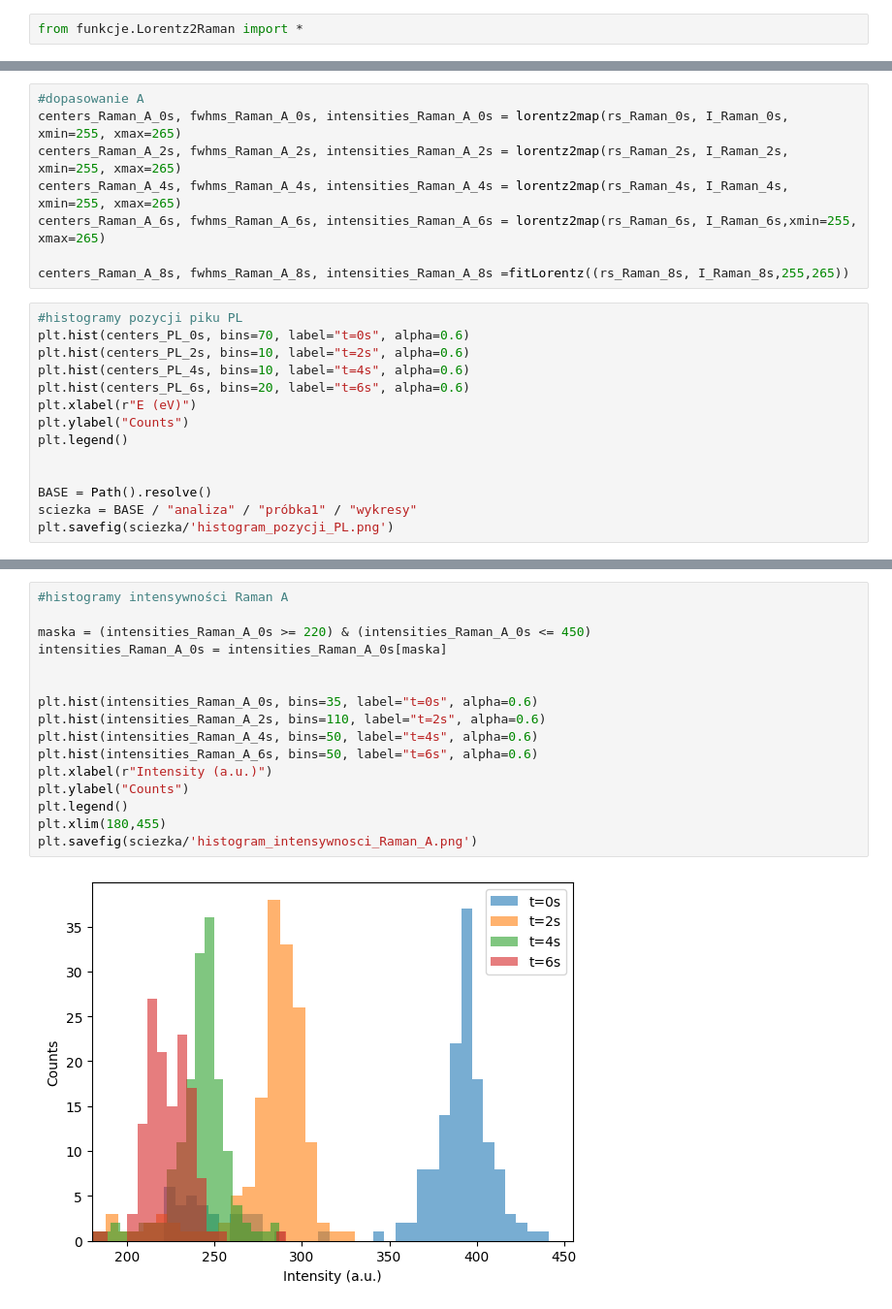
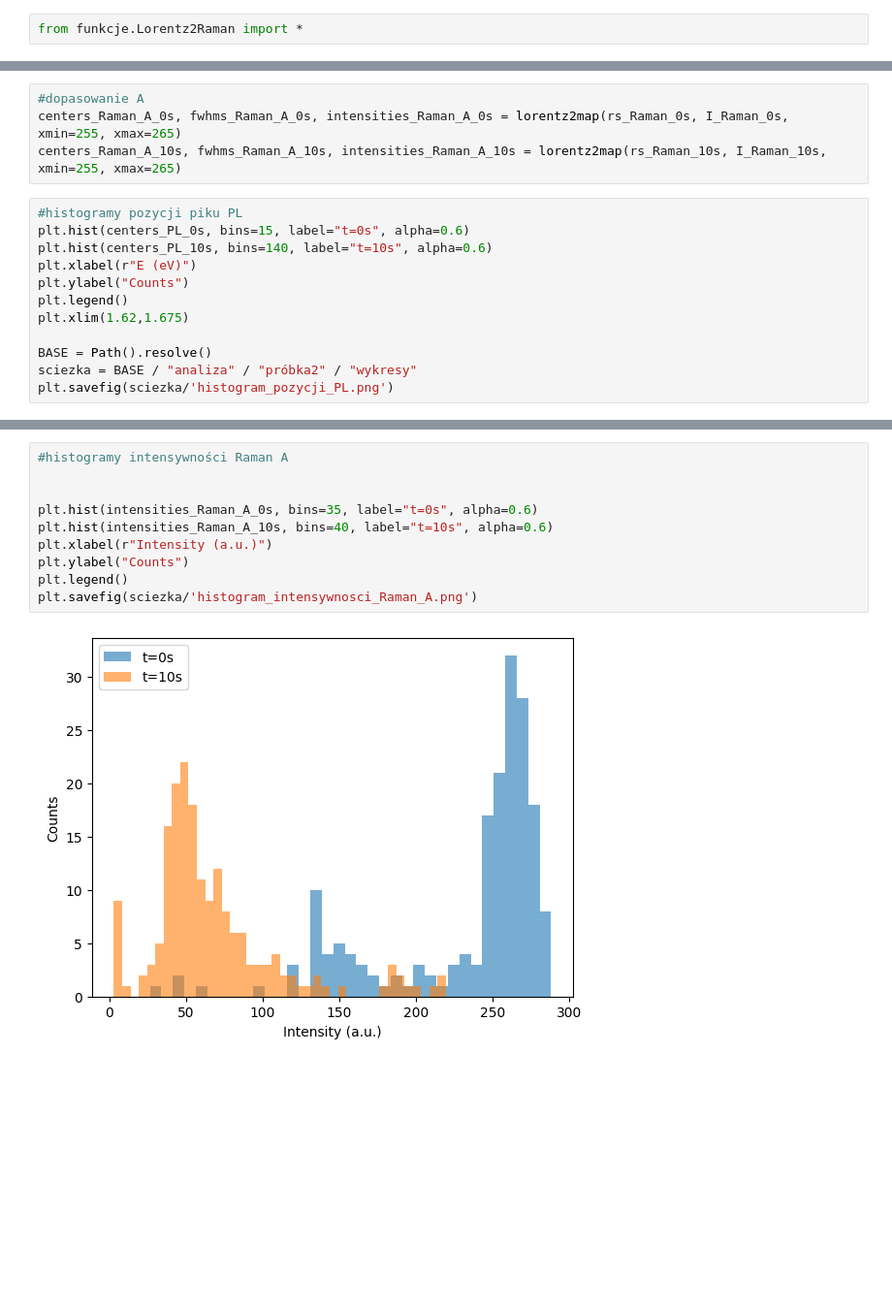
Before and after one commit to weronika-coder/praca_inzynierska, a Jupyter notebook: analiza/próbka2/analiza.ipynb, the cells around one changed output, grey strips where cells are left out. Shown at 97% size. Drawn from its saved outputs; the diff is of its cells as text; blank space fills up the shorter version.

```diff
--- a/analiza/próbka2/analiza.ipynb
+++ b/analiza/próbka2/analiza.ipynb
@@ -54,23 +45,17 @@ centers_Raman_E_8s, fwhms_Raman_E_8s, intensities_Raman_E_8s =fitLorentz((rs_Ram
 # %%
 #dopasowanie A
 centers_Raman_A_0s, fwhms_Raman_A_0s, intensities_Raman_A_0s = lorentz2map(rs_Raman_0s, I_Raman_0s, xmin=255, xmax=265)
-centers_Raman_A_2s, fwhms_Raman_A_2s, intensities_Raman_A_2s = lorentz2map(rs_Raman_2s, I_Raman_2s, xmin=255, xmax=265)
-centers_Raman_A_4s, fwhms_Raman_A_4s, intensities_Raman_A_4s = lorentz2map(rs_Raman_4s, I_Raman_4s, xmin=255, xmax=265)
-centers_Raman_A_6s, fwhms_Raman_A_6s, intensities_Raman_A_6s = lorentz2map(rs_Raman_6s, I_Raman_6s,xmin=255, xmax=265)
-
-centers_Raman_A_8s, fwhms_Raman_A_8s, intensities_Raman_A_8s =fitLorentz((rs_Raman_8s, I_Raman_8s,255,265))
+centers_Raman_A_10s, fwhms_Raman_A_10s, intensities_Raman_A_10s = lorentz2map(rs_Raman_10s, I_Raman_10s, xmin=255, xmax=265)
 # %%
 #histogramy pozycji piku PL
-plt.hist(centers_PL_0s, bins=70, label="t=0s", alpha=0.6)
-plt.hist(centers_PL_2s, bins=10, label="t=2s", alpha=0.6)
-plt.hist(centers_PL_4s, bins=10, label="t=4s", alpha=0.6)
-plt.hist(centers_PL_6s, bins=20, label="t=6s", alpha=0.6)
+plt.hist(centers_PL_0s, bins=15, label="t=0s", alpha=0.6)
+plt.hist(centers_PL_10s, bins=140, label="t=10s", alpha=0.6)
 plt.xlabel(r"E (eV)")
 plt.ylabel("Counts")
 plt.legend()
-
+plt.xlim(1.62,1.675)
 
 BASE = Path().resolve()
-sciezka = BASE / "analiza" / "próbka1" / "wykresy"
+sciezka = BASE / "analiza" / "próbka2" / "wykresy"
 plt.savefig(sciezka/'histogram_pozycji_PL.png')
 # %% [output]
@@ -168,19 +143,13 @@ plt.savefig(sciezka/'histogram_fwhm_Raman_A.png')
 # %%
 #histogramy intensywności Raman A
 
-maska = (intensities_Raman_A_0s >= 220) & (intensities_Raman_A_0s <= 450)
-intensities_Raman_A_0s = intensities_Raman_A_0s[maska]
-
 
 plt.hist(intensities_Raman_A_0s, bins=35, label="t=0s", alpha=0.6)
-plt.hist(intensities_Raman_A_2s, bins=110, label="t=2s", alpha=0.6)
-plt.hist(intensities_Raman_A_4s, bins=50, label="t=4s", alpha=0.6)
-plt.hist(intensities_Raman_A_6s, bins=50, label="t=6s", alpha=0.6)
+plt.hist(intensities_Raman_A_10s, bins=40, label="t=10s", alpha=0.6)
 plt.xlabel(r"Intensity (a.u.)")
 plt.ylabel("Counts")
 plt.legend()
-plt.xlim(180,455)
 plt.savefig(sciezka/'histogram_intensywnosci_Raman_A.png')
 # %% [output]
-[figure, old version]
+[figure, new version]
 # %%
```
Also changed, not shown: parts of 16 cells of this notebook, 43 other files.
